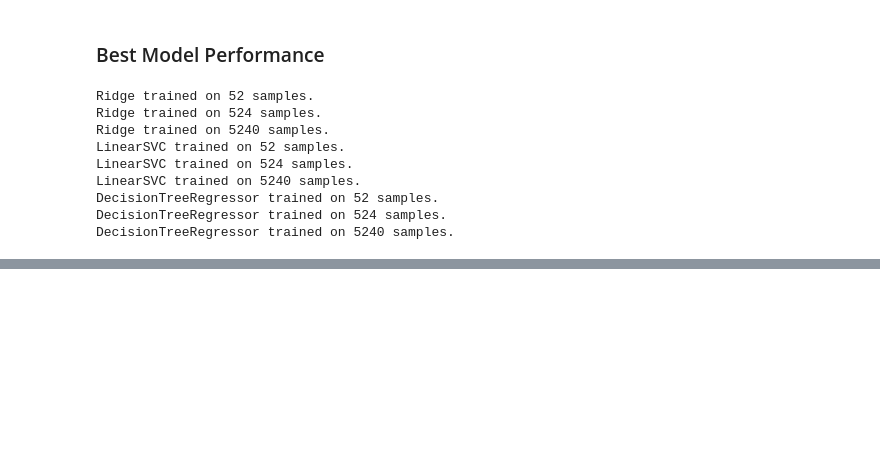
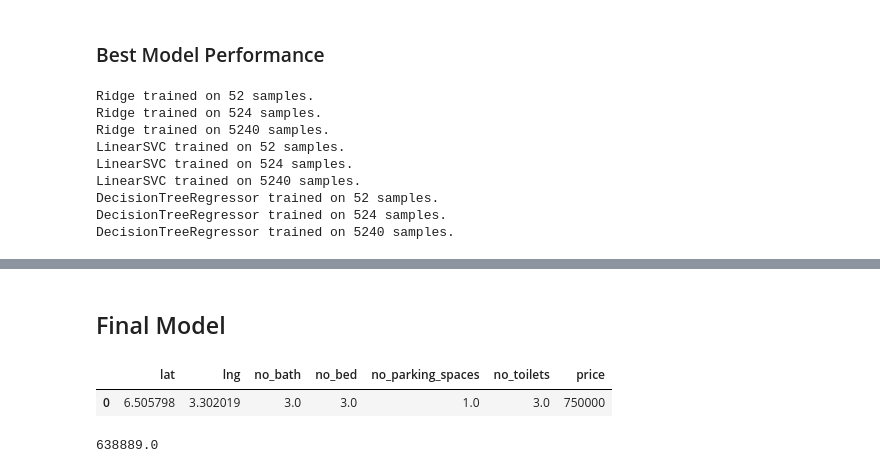
Before and after one commit to victorlenerd/lagos_housing, a Jupyter notebook: lagos_housing.ipynb, the cells around one changed output, grey strips where cells are left out. Cells and saved outputs as stored; diff of their text form; code cells hidden in the pictures; blank space fills up the shorter version.

Commit message:
Making predictions with the best model

```diff
--- a/lagos_housing.ipynb
+++ b/lagos_housing.ipynb
@@ -330,0 +330,2 @@ evaluate(results)
+# %% [markdown]
+## Final Model
@@ -330,0 +334,5 @@ evaluate(results)
+# %%
+df.head(n=1)
+# %% [output]
+|  | lat | lng | no_bath | no_bed | no_parking_spaces | no_toilets | price |
+| 0 | 6.505798 | 3.302019 | 3.0 | 3.0 | 1.0 | 3.0 | 750000 |
@@ -330,0 +343,4 @@ evaluate(results)
+# %%
+round(sample_predict[0])
+# %% [output]
+638889.0
```
Also changed, not shown: parts of 6 cells of this notebook.
